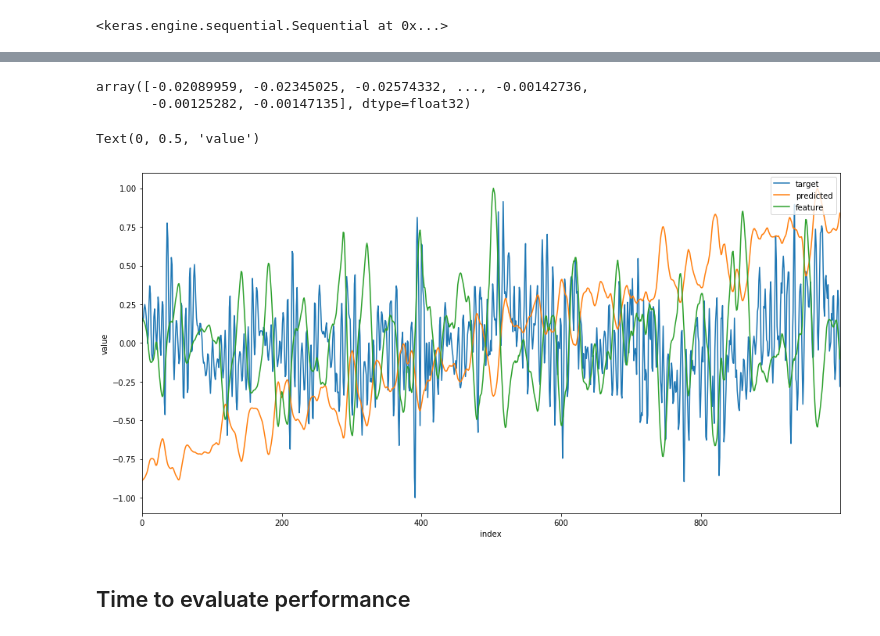
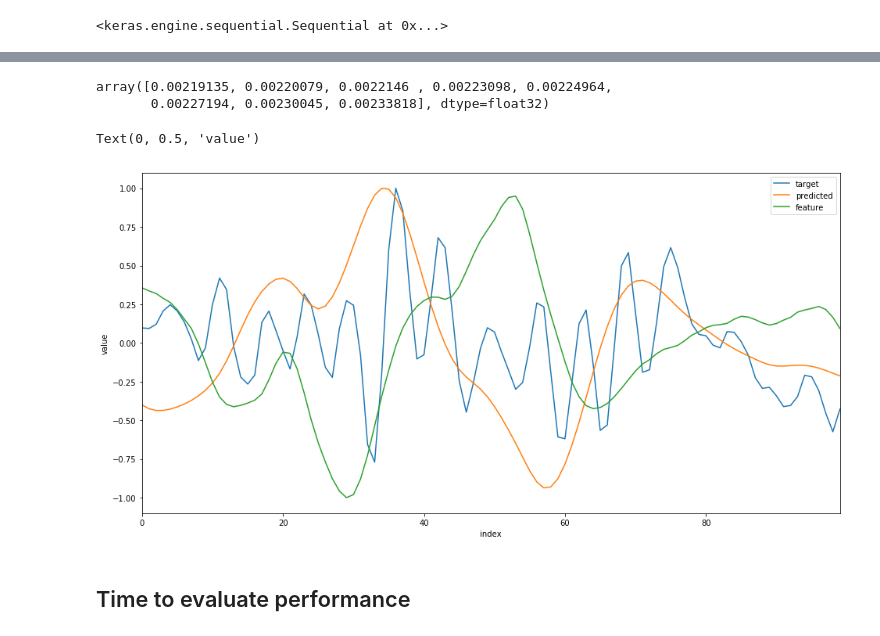
Before and after one commit to naissur/lextac-amp-modelling, a Jupyter notebook: mvp.ipynb, the cells around one changed output, grey strips where cells are left out. Saved outputs shown, nothing was run; the diff lists cells and outputs as text; code cells hidden in the pictures.

```diff
--- a/mvp.ipynb
+++ b/mvp.ipynb
@@ -425,0 +455,3 @@ pd.Series(y_te_f[:100]).plot.line(figsize=(16, 8))
+# %%
+X_tr_s = X_tr_f.reshape(X_tr_f.shape[0], X_tr_f.shape[1], n_features)
+X_tr_s[0]
@@ -425,0 +476,2 @@ pd.Series(y_te_f[:100]).plot.line(figsize=(16, 8))
+# %%
+y_tr_s = y_tr_f
@@ -571,8 +668,11 @@ model.compile(loss='mse', optimizer=adam)
 # %%
 %%time
 
-N_SAMPLES = 8800
+# TRAIN
+
+N_SAMPLES = 1000
+# N_SAMPLES = 8800
 # N_SAMPLES = 100
 
-history = model.fit(X_tr_f[:N_SAMPLES], y_tr_f[:N_SAMPLES], batch_size=BATCH_SIZE, epochs=1, verbose=1)
+history = model.fit(X_tr_s[:N_SAMPLES], y_tr_s[:N_SAMPLES], batch_size=BATCH_SIZE, epochs=1, verbose=1)
 # %% [output]
@@ -625,37 +722,43 @@ len(X_te_f)
 # %%
 import math
 
-def predict(model, row):
-    return np.array(model.predict(np.array(row)[:(math.floor(len(row) / BATCH_SIZE) * BATCH_SIZE)], batch_size=BATCH_SIZE)).flatten()
+def predict(model, rows):
+    X_input = np.array(rows).reshape(rows.shape[0], rows.shape[1], 1)
+
+    return np.array(
+        model.predict(
+            X_input[:(math.floor(len(rows) / BATCH_SIZE) * BATCH_SIZE)], batch_size=BATCH_SIZE
+        )
+    ).flatten()
 # %%
-predict(model, X_te_f)
+predict(model, X_te_f[:10])
 # %% [output]
-array([-0.02089959, -0.02345025, -0.02574332, ..., -0.00142736,
-       -0.00125282, -0.00147135], dtype=float32)
+array([0.00219135, 0.00220079, 0.0022146 , 0.00223098, 0.00224964,
+       0.00227194, 0.00230045, 0.00233818], dtype=float32)
 # %%
 from scipy.signal import savgol_filter
 
 (fig, ax) = plt.subplots(figsize=(16, 8))
 
-I = 1000
+I = 100
 
 (pd.Series(normalize(y_tr_f[:I]))).plot.line(ax=ax, label='target')
 
 pred = pd.Series(predict(model, X_tr_f[:I]))
 pred = normalize(pred)
 
 pred.plot.line(ax=ax, label='predicted')
 
 pd.Series(normalize(np.array(list(map(lambda w: w[-1], X_tr_f[:I]))))).plot.line(ax=ax, label='feature')
 
 # pd.Series(savgol_filter(pred, 5, 3)).plot.line(ax=ax, label='savgol(predicted)')
 
 ax.legend(loc="upper right")
 ax.set_xlabel('index')
 ax.set_ylabel('value')
 # %% [output]
 Text(0, 0.5, 'value')
-[figure, old version]
+[figure, new version]
 # %% [markdown]
 ## Time to evaluate performance
 # %%
```
Also changed, not shown: parts of 20 cells of this notebook.
